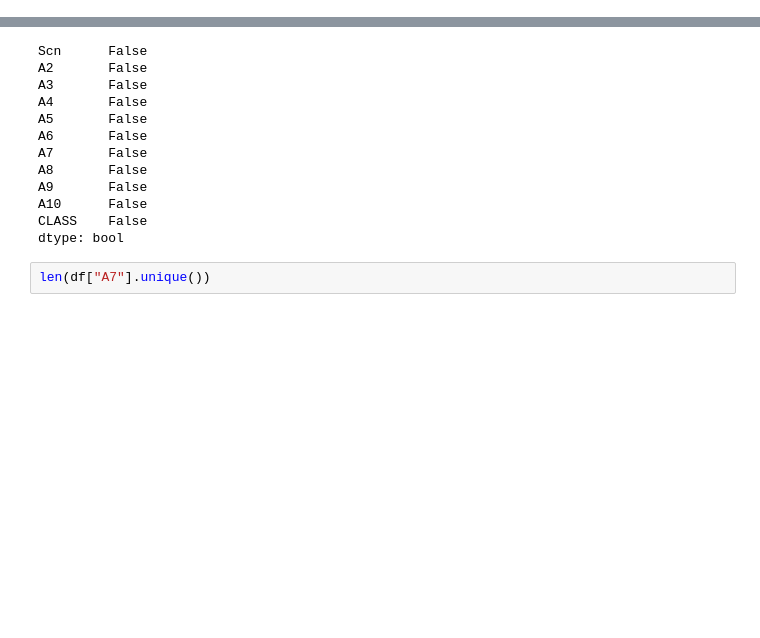
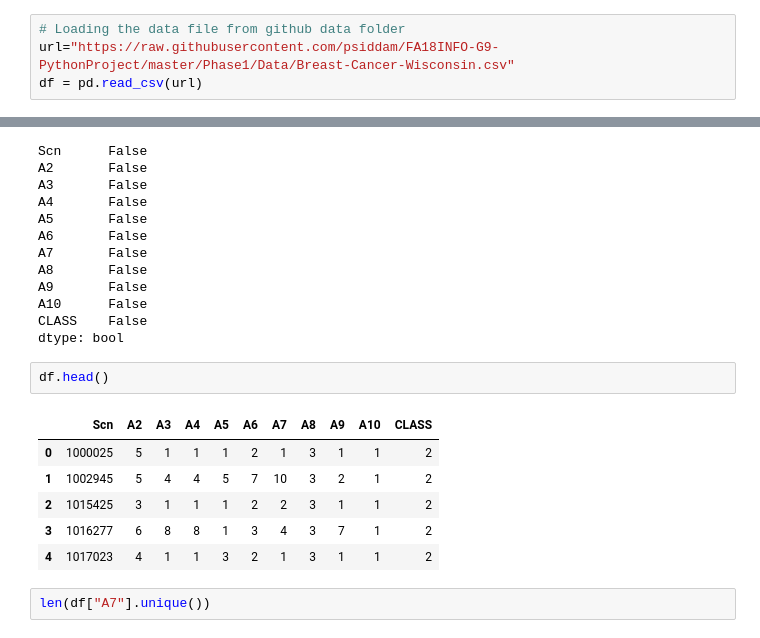
Before and after one commit to psiddam/FA18INFO-G9-PythonProject, a Jupyter notebook: Phase1/Code/Final Project Phase1.ipynb, the cells around one changed output, grey strips where cells are left out. Drawn from its saved outputs; the diff is of its cells as text; blank space fills up the shorter version.

Commit message:
Updated to load data from github

```diff
--- a/Phase1/Code/Final Project Phase1.ipynb
+++ b/Phase1/Code/Final Project Phase1.ipynb
@@ -14,3 +10,7 @@ df = pd.read_csv('C:\Main\Shanmukh\MS\Indiana university\Python\Final Project\Ph
+# %%
+# Loading the data file from github data folder
+url="https://raw.githubusercontent.com/psiddam/FA18INFO-G9-PythonProject/master/Phase1/Data/Breast-Cancer-Wisconsin.csv"
+df = pd.read_csv(url)
 # %%
 df.isnull().any()
 # %% [output]
@@ -26,6 +26,15 @@ A9       False
 A10      False
 CLASS    False
 dtype: bool
+# %%
+df.head()
+# %% [output]
+|  | Scn | A2 | A3 | A4 | A5 | A6 | A7 | A8 | A9 | A10 | CLASS |
+| 0 | 1000025 | 5 | 1 | 1 | 1 | 2 | 1 | 3 | 1 | 1 | 2 |
+| 1 | 1002945 | 5 | 4 | 4 | 5 | 7 | 10 | 3 | 2 | 1 | 2 |
+| 2 | 1015425 | 3 | 1 | 1 | 1 | 2 | 2 | 3 | 1 | 1 | 2 |
+| 3 | 1016277 | 6 | 8 | 8 | 1 | 3 | 4 | 3 | 7 | 1 | 2 |
+| 4 | 1017023 | 4 | 1 | 1 | 3 | 2 | 1 | 3 | 1 | 1 | 2 |
 # %%
 len(df["A7"].unique())
 # %% [output]
```
Also changed, not shown: parts of 2 cells of this notebook.
